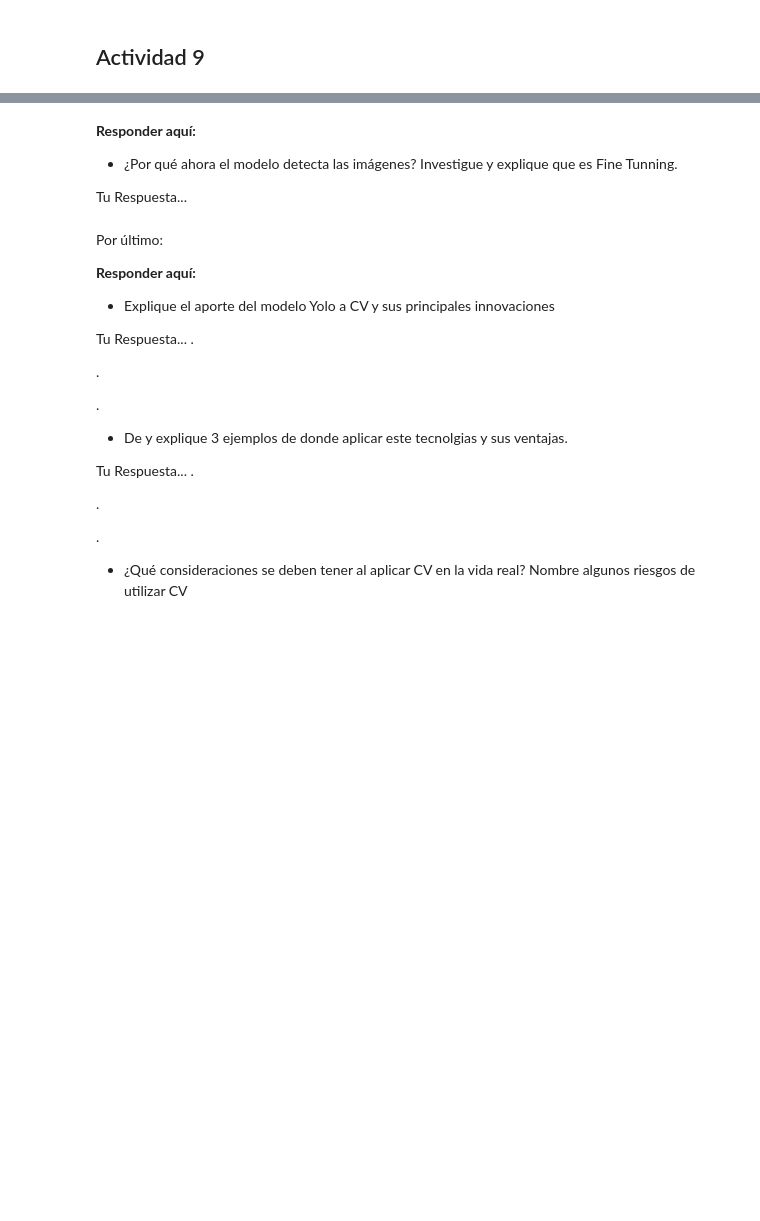
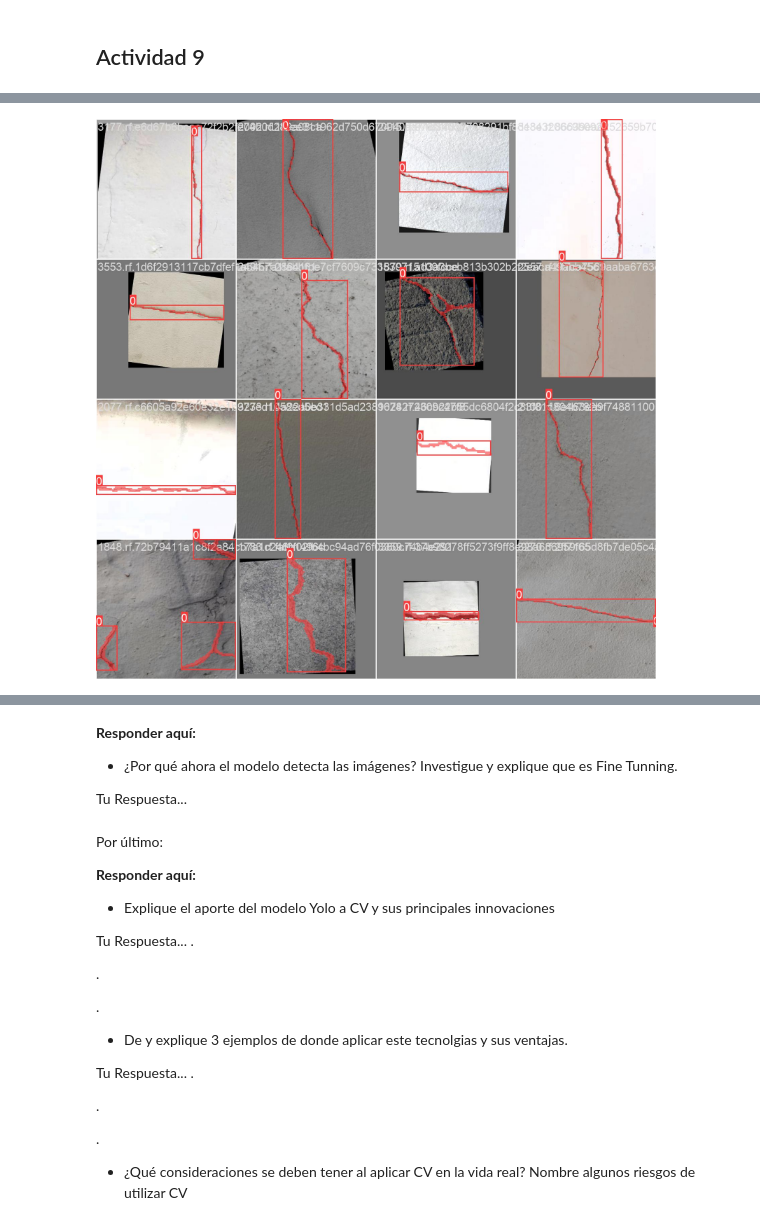
Before and after one commit to BrunoFarfan/DeepLearning, a Jupyter notebook: T1/T1_BrunoFarfan.ipynb, the cells around one changed output, grey strips where cells are left out. Saved outputs shown, nothing was run; the diff lists cells and outputs as text; code cells hidden in the pictures; blank space fills up the shorter version.

```diff
--- a/T1/T1_BrunoFarfan.ipynb
+++ b/T1/T1_BrunoFarfan.ipynb
@@ -768,7 +808,10 @@ TIP esto puede tomar un tiempo y se debe usar GPU.
 # %%
 """"
 TAREA: Muestra una foto de batch del entrenamiento
 """
+display(Image(os.path.join("runs", "segment", "train", "train_batch0.jpg")))
+# %% [output]
+[figure, added]
 # %%
 """"
 TAREA: Ahora realiza una prediccion a la foto de la grieta inicial con el modelo entrenado
```
Also changed, not shown: parts of 15 cells of this notebook, 3 other files.
